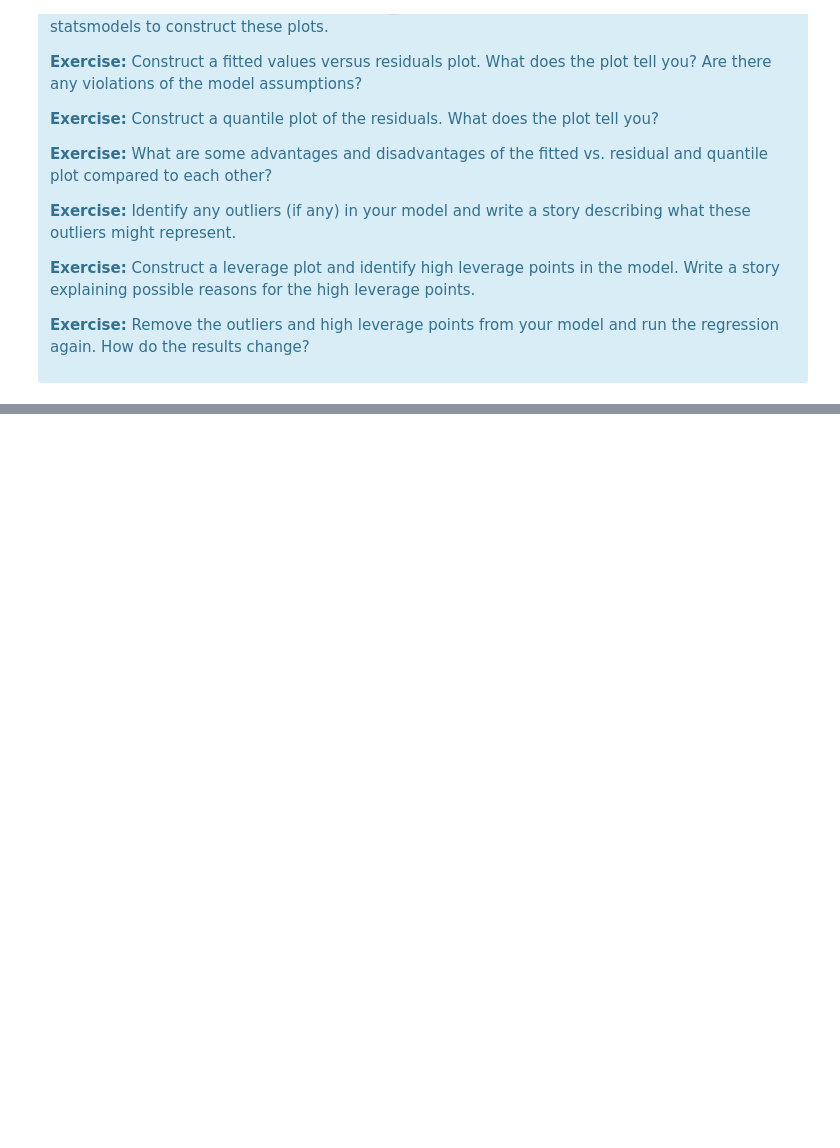
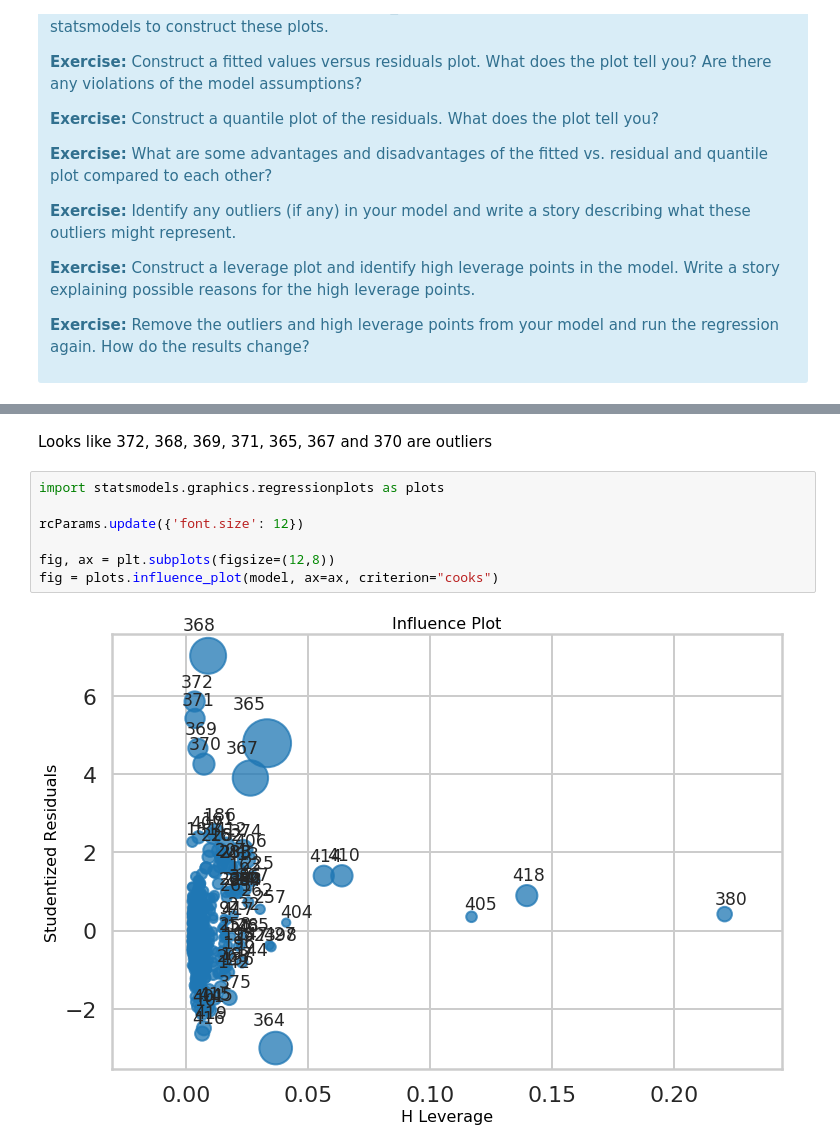
Before and after one commit to ZOvanesyan/Springboard, a Jupyter notebook: linear_regression/Mini_Project_Linear_Regression.ipynb, the cells around one changed output, grey strips where cells are left out. Drawn from its saved outputs; the diff is of its cells as text; blank space fills up the shorter version.

```diff
--- a/linear_regression/Mini_Project_Linear_Regression.ipynb
+++ b/linear_regression/Mini_Project_Linear_Regression.ipynb
@@ -753,0 +885,11 @@ There are some other issues that are important investigate with linear regressio
+# %% [markdown]
+Looks like 372, 368, 369, 371, 365, 367 and 370 are outliers
+# %%
+import statsmodels.graphics.regressionplots as plots
+
+rcParams.update({'font.size': 12})
+
+fig, ax = plt.subplots(figsize=(12,8))
+fig = plots.influence_plot(model, ax=ax, criterion="cooks")
+# %% [output]
+[figure, added]
```
Also changed, not shown: parts of 23 cells of this notebook, 1 other file.
